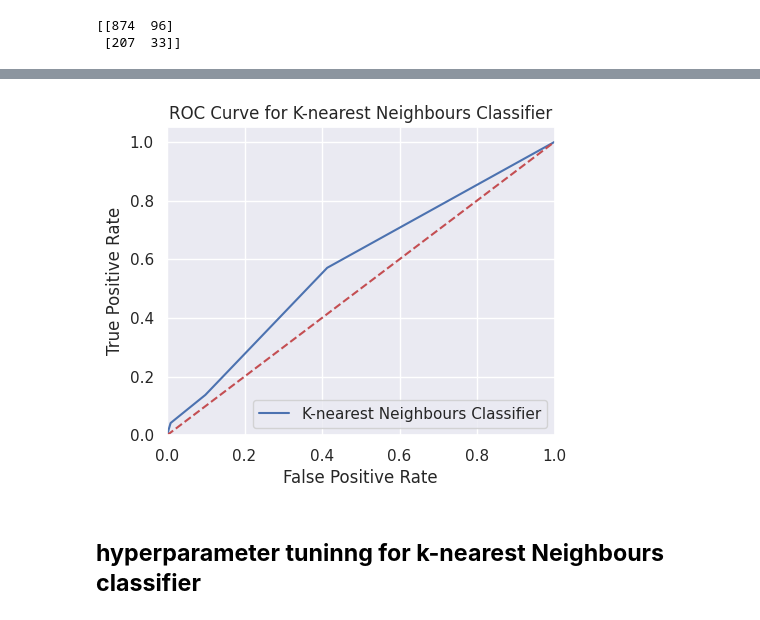
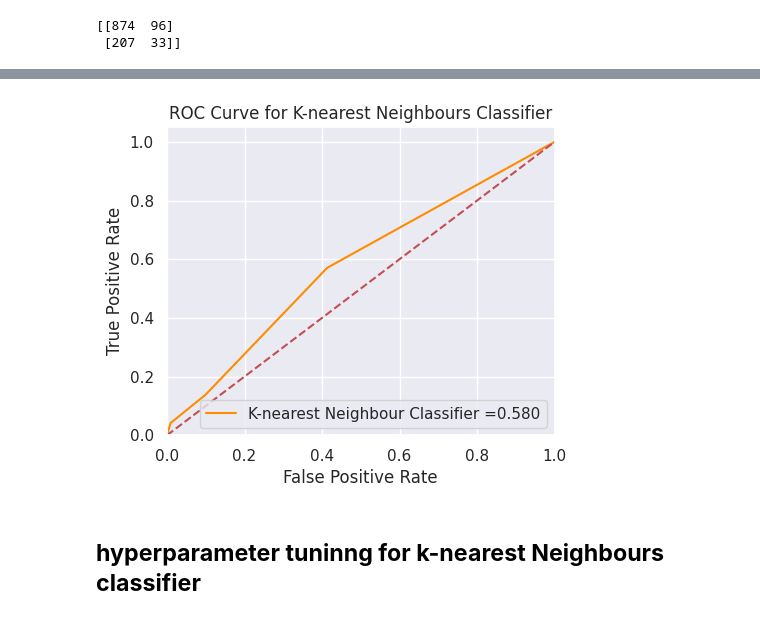
Before and after one commit to frankssenoga/frankssenoga, a Jupyter notebook: NEW_ML_ASSIGNMENT_3_NEW_LATEST.ipynb, the cells around one changed output, grey strips where cells are left out. Saved outputs shown, nothing was run; the diff lists cells and outputs as text; code cells hidden in the pictures.

```diff
--- a/NEW_ML_ASSIGNMENT_3_NEW_LATEST.ipynb
+++ b/NEW_ML_ASSIGNMENT_3_NEW_LATEST.ipynb
@@ -1216,9 +1218,9 @@ criterion = ['gini', 'entropy']
 bootstrap = [True, False]
 # %%
 param_grid_rf = {
-    'n_estimators': [15, 30, 45],
+    'n_estimators': [8, 16, 32],
     'max_features': ['auto', 'sqrt', 'log2'],
-    'max_depth': [None, 4, 8, 12],
+    'max_depth': [None, 4, 6, 8],
     'min_samples_split': [2, 4, 6],
     'min_samples_leaf': [1, 2, 3],
     'bootstrap': [True, False],
@@ -1307,20 +1299,21 @@ sns.heatmap(cm_knn, annot=True, fmt='d', cmap='Blues', cbar=False)
 # %%
 # Visualisation of the models's performance on an ROC/AUC curve
 plt.figure(figsize=(5,4))
 y_predictnb_proba = classifier_knn.predict_proba(Tx_test)[:,1]
 fpr, tpr, thresholds = roc_curve(Ty_test, y_predict_probaknn)
+roc_auc_knn = auc(fpr, tpr)
 nb_roc_auc2=roc_auc_score(Ty_test,classifier_rf.predict(Tx_test))
-plt.plot(fpr, tpr, label='K-nearest Neighbours Classifier')
+plt.plot(fpr, tpr, label='K-nearest Neighbour Classifier =%0.3f'%roc_auc_knn,color = 'darkorange')
 plt.plot([0,1],[0,1],'r--')
 plt.xlim([0.0,1.0])
 plt.ylim([0.0,1.05])
 plt.legend(loc='lower right')
 plt.title('ROC Curve for K-nearest Neighbours Classifier')
 plt.xlabel('False Positive Rate')
 plt.ylabel('True Positive Rate')
 plt.show()
 # %% [output]
-[figure, old version]
+[figure, new version]
 # %% [markdown]
 ## **hyperparameter tuninng for k-nearest Neighbours classifier**
 # %%
```
Also changed, not shown: parts of 35 cells of this notebook.
